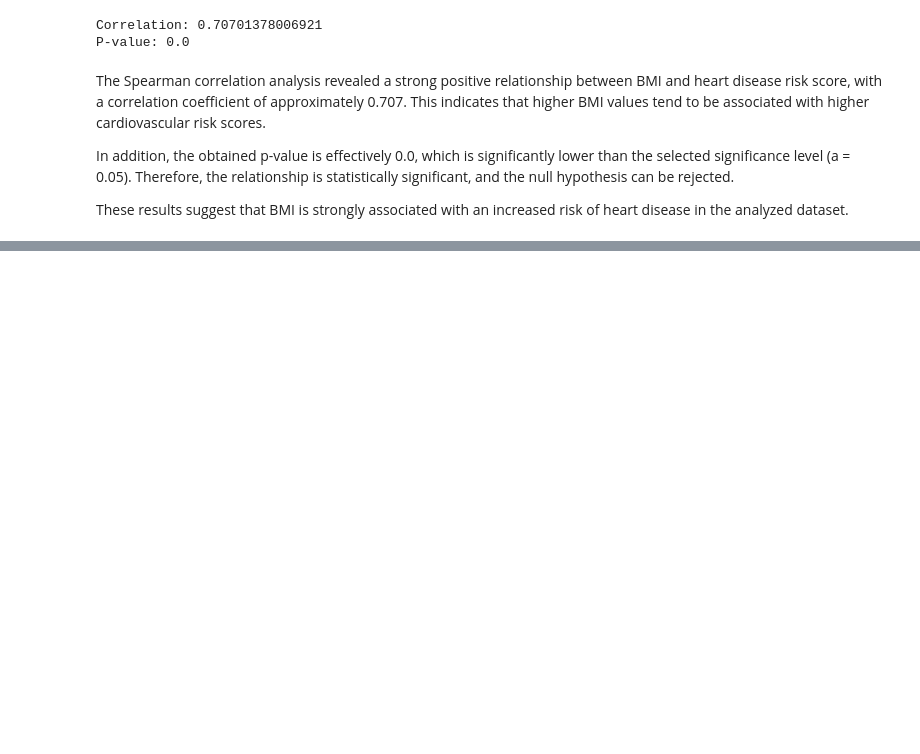
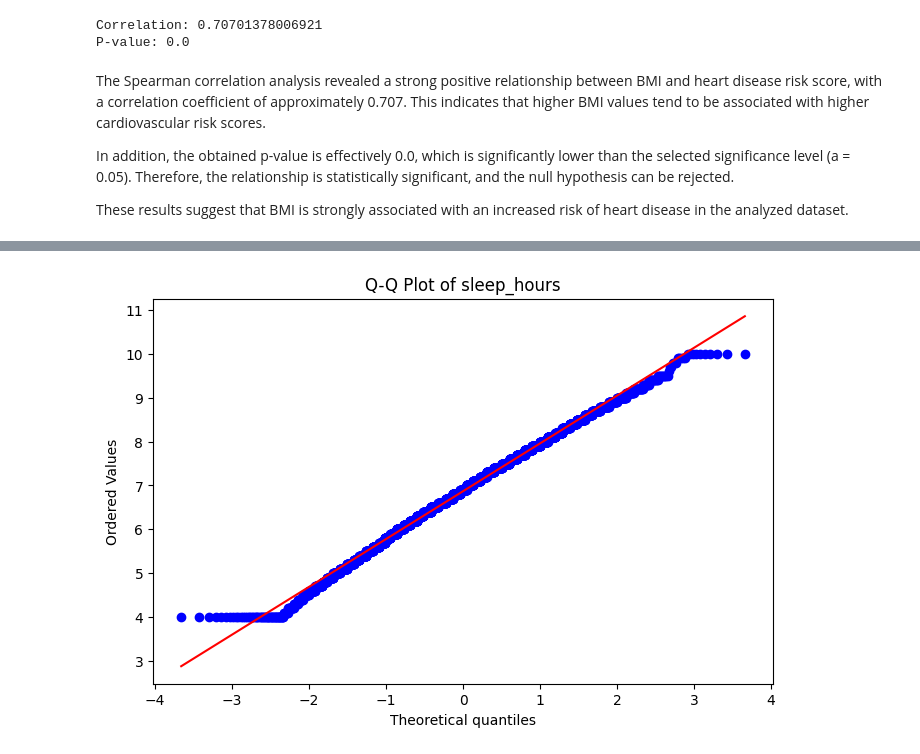
Before and after one commit to plamensve/ds_retake_exam_2026, a Jupyter notebook: notebooks/01_overview.ipynb, the cells around one changed output, grey strips where cells are left out. Cells and saved outputs as stored; diff of their text form; code cells hidden in the pictures; blank space fills up the shorter version.

```diff
--- a/notebooks/01_overview.ipynb
+++ b/notebooks/01_overview.ipynb
@@ -498,0 +654,15 @@ These results suggest that BMI is strongly associated with an increased risk of
+# %%
+# Create a Q-Q plot to evaluate whether
+# sleep_hours follows a normal distribution.
+
+# If the points closely follow the red line,
+# the data can be considered approximately normal.
+plt.figure(figsize=(8,5))
+
+stats.probplot(crd['sleep_hours'], dist="norm", plot=plt)
+
+plt.title('Q-Q Plot of sleep_hours')
+
+plt.show()
+# %% [output]
+[figure, added]
```
Also changed, not shown: parts of 20 cells of this notebook.
